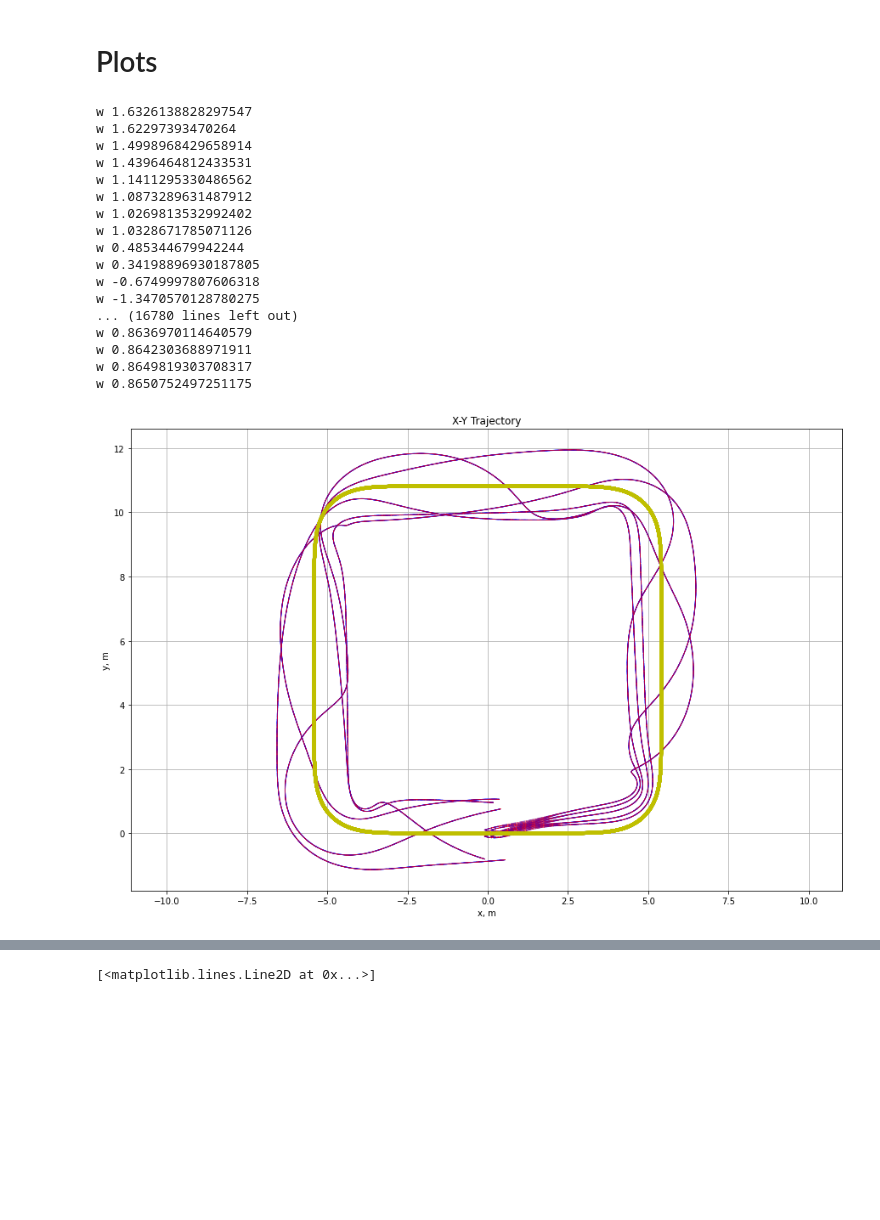
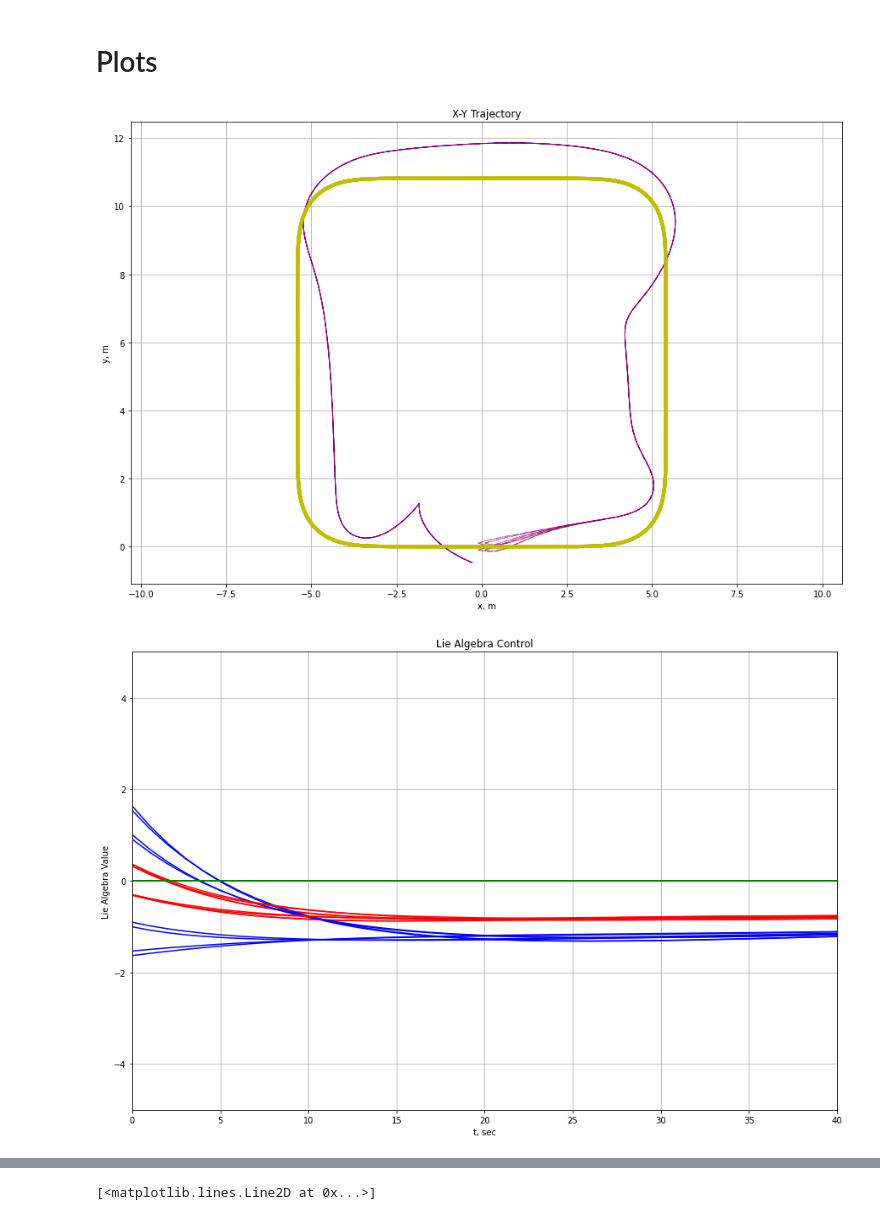
Before and after one commit to wsribunma/SE2_FlowPipes, a Jupyter notebook: SE2_with_Disturbance.ipynb, the cells around one changed output, grey strips where cells are left out. Saved outputs shown, nothing was run; the diff lists cells and outputs as text; code cells hidden in the pictures; blank space fills up the shorter version.

Commit message:
plot control input for Lie algebra

```diff
--- a/SE2_with_Disturbance.ipynb
+++ b/SE2_with_Disturbance.ipynb
@@ -510,7 +514,7 @@ array([0.1, 0.1, 0.1])
 # Dynamics
 # %%
 def control_law(B, K, e):
-    L = np.diag(np.array([1, 1, 1]))
+    L = np.diag([1, 0, 1])
     u = L@se2_diff_correction_inv(e)@B@K@e.vee # controller input
     return u
 # %%
@@ -539,6 +543,7 @@ def dynamics(t, y_vect, freq_d, w1_mag, w2_mag, dist, sol, use_approx):
     X_r = SE2(x=y_vect[3], y=y_vect[4], theta=y_vect[5])
 
     e = se2(x=y_vect[6], y=y_vect[7], theta=y_vect[8])
+
     eta = X.inv@X_r
     e_nl = eta.log
 
@@ -558,20 +563,16 @@ def dynamics(t, y_vect, freq_d, w1_mag, w2_mag, dist, sol, use_approx):
         er = e.vee
         w1, w2 = maxw(sol, er)
         w = se2(w1[0], w1[1], w2[0])
-        #print(w1, w2)
 
     # control law applied to non-linear error
     u_nl = se2.from_vector(control_law(B, K, e_nl))
     v_nl = v_r + u_nl + w
-    #print(np.array(v_r.vee))
 
     # control law applied to log-linear error
-    u = control_law(B, K, e)
+    u = control_law(B, K, e) # plot u
     vt = np.array(v_r.vee)+u
-    #print('v',np.sqrt(vt[0]**2+vt[1]**2))
-    #print('w',vt[2])
-    u = se2.from_vector(u)
-    v = v_r + u + w
+    us = se2.from_vector(u)
+    v = v_r + us + w
 
     # log error dynamics
     U = se2_diff_correction(e)
@@ -580,7 +581,7 @@ def dynamics(t, y_vect, freq_d, w1_mag, w2_mag, dist, sol, use_approx):
         e_dot = se2.from_vector((-v_r.ad_matrix + B@K)@e.vee + U@w.vee)
     else:
         # these dynamics, always hold
-        e_dot = -v_r@e + se2.from_vector(U@(u + w).vee)
+        e_dot = -v_r@e + se2.from_vector(U@(us + w).vee)
 
     return [
         # actual
@@ -768,39 +827,23 @@ def plot_simulated_corres(res, name=None, legend=False, save=False):
 # %% [markdown]
 # Plots
 # %%
-freq = [0.02, .04, .06, .08, .01]
+freq = [0.04]#2, .04, .06, .08, .01] # freq = 0.02 not happy with L=diag([1,0,1])
 res = []
 t = 40
 # disturbances
 w1 = 1
 w2 = 1
 
 
 for theta0 in np.linspace(-np.pi/10, np.pi/10, 2):
     for x0 in np.linspace(-.1, .1, 2):
         for y0 in np.linspace(-.1, .1, 2):
                 for i in freq:
                     r = simulate(40, i, w1, w2, x0, y0, theta0, dist = 'sine', sol='', use_approx=False)
                     if theta0 == np.pi/2 and x0 == 1 and y0 == 1 and i == freq[-1]:
                         plot_simulated_corres(r, name='', legend=True, save=True)
                     else:
                         plot_simulated_corres(r, name='', legend=False, save=False)
 # %% [output]
-w 1.6326138828297547
-w 1.62297393470264
-w 1.4998968429658914
-w 1.4396464812433531
-w 1.1411295330486562
-w 1.0873289631487912
-w 1.0269813532992402
-w 1.0328671785071126
-w 0.485344679942244
-w 0.34198896930187805
-w -0.6749997807606318
-w -1.3470570128780275
-... (16780 lines left out)
-w 0.8636970114640579
-w 0.8642303688971911
-w 0.8649819303708317
-w 0.8650752497251175
-[figure, old version]
+[figure, new version]
+[figure, added]
```
Also changed, not shown: parts of 5 cells of this notebook, 2 other files.
